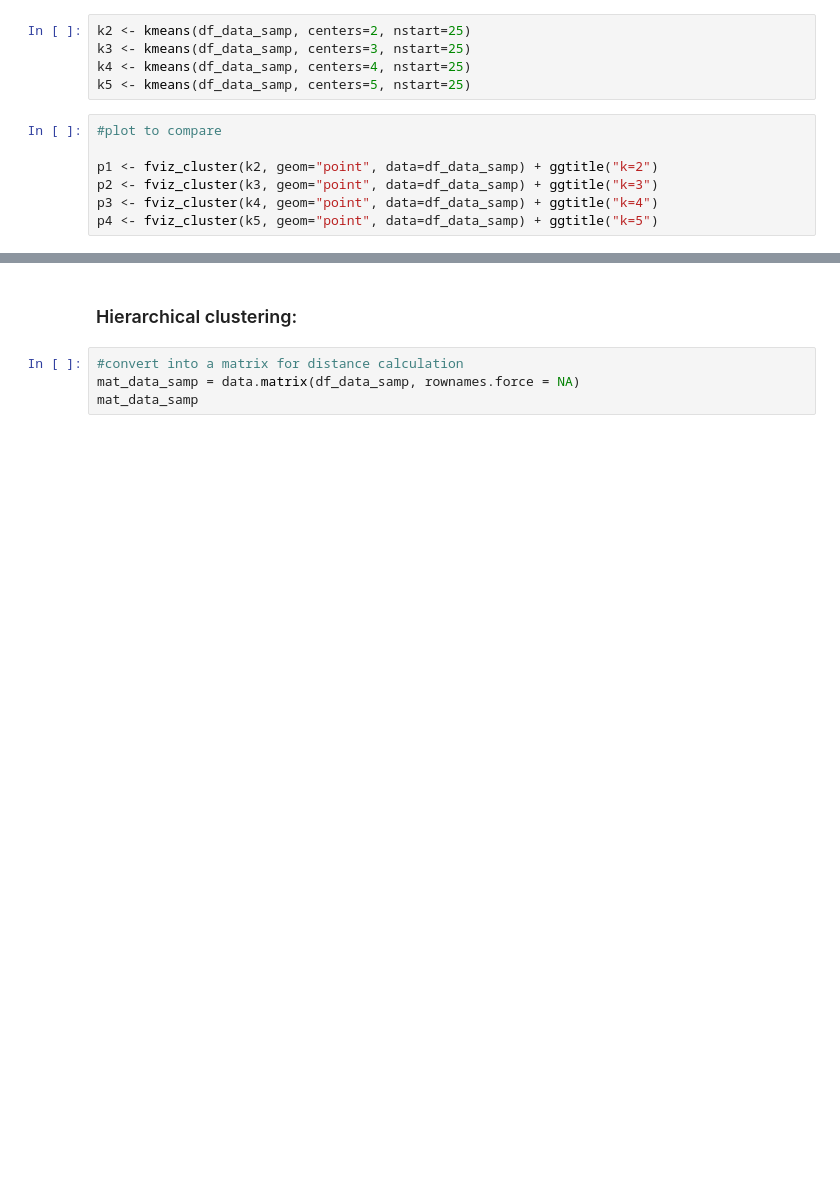
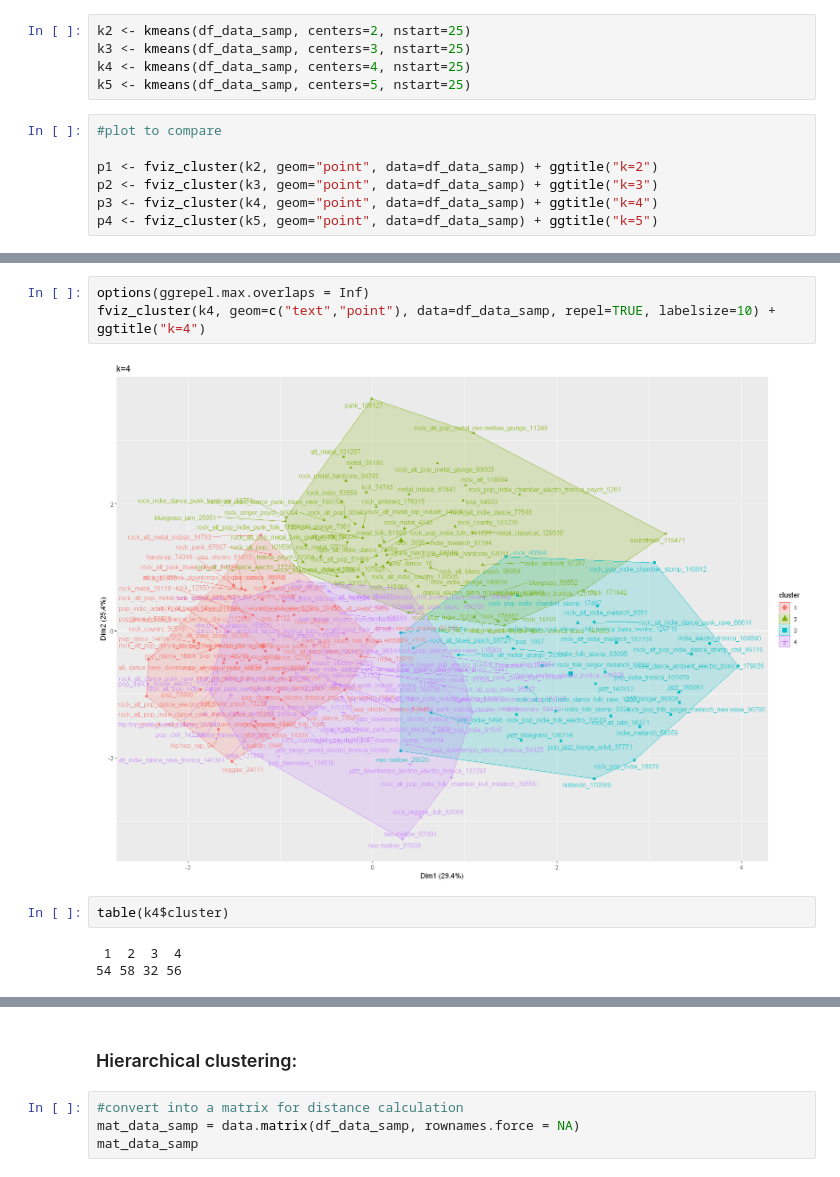
Before and after one commit to smehdizadeh/CSCI5622_Machine-Learning, a Jupyter notebook: clustering.ipynb, the cells around one changed output, grey strips where cells are left out. Cells and saved outputs as stored; diff of their text form; blank space fills up the shorter version.

```diff
--- a/clustering.ipynb
+++ b/clustering.ipynb
@@ -169,0 +215,10 @@ rownames(df_data_samp)
+# %%
+options(ggrepel.max.overlaps = Inf)
+fviz_cluster(k4, geom=c("text","point"), data=df_data_samp, repel=TRUE, labelsize=10) + ggtitle("k=4")
+# %% [output]
+[figure, added]
+# %%
+table(k4$cluster)
+# %% [output]
+ 1  2  3  4
+54 58 32 56
```
Also changed, not shown: parts of 14 cells of this notebook.
